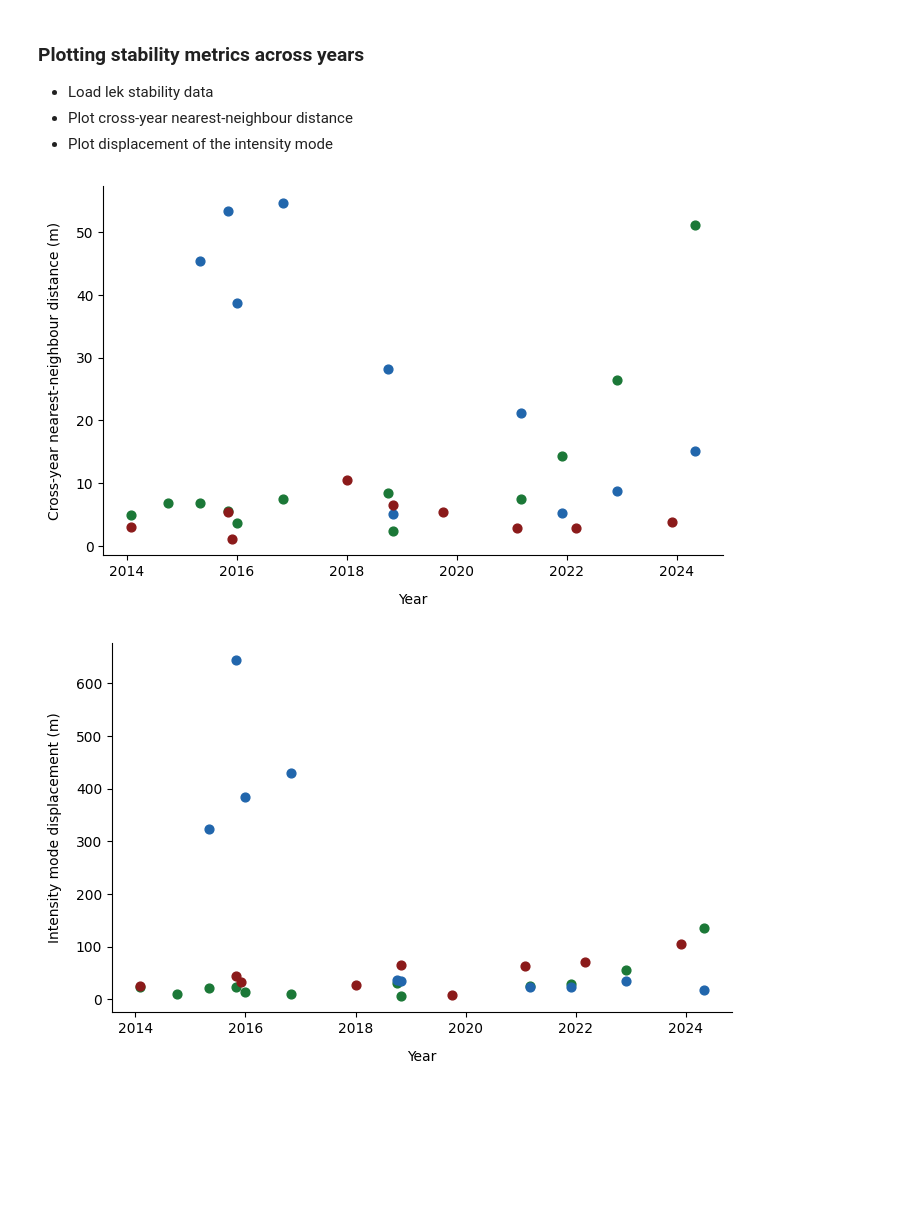
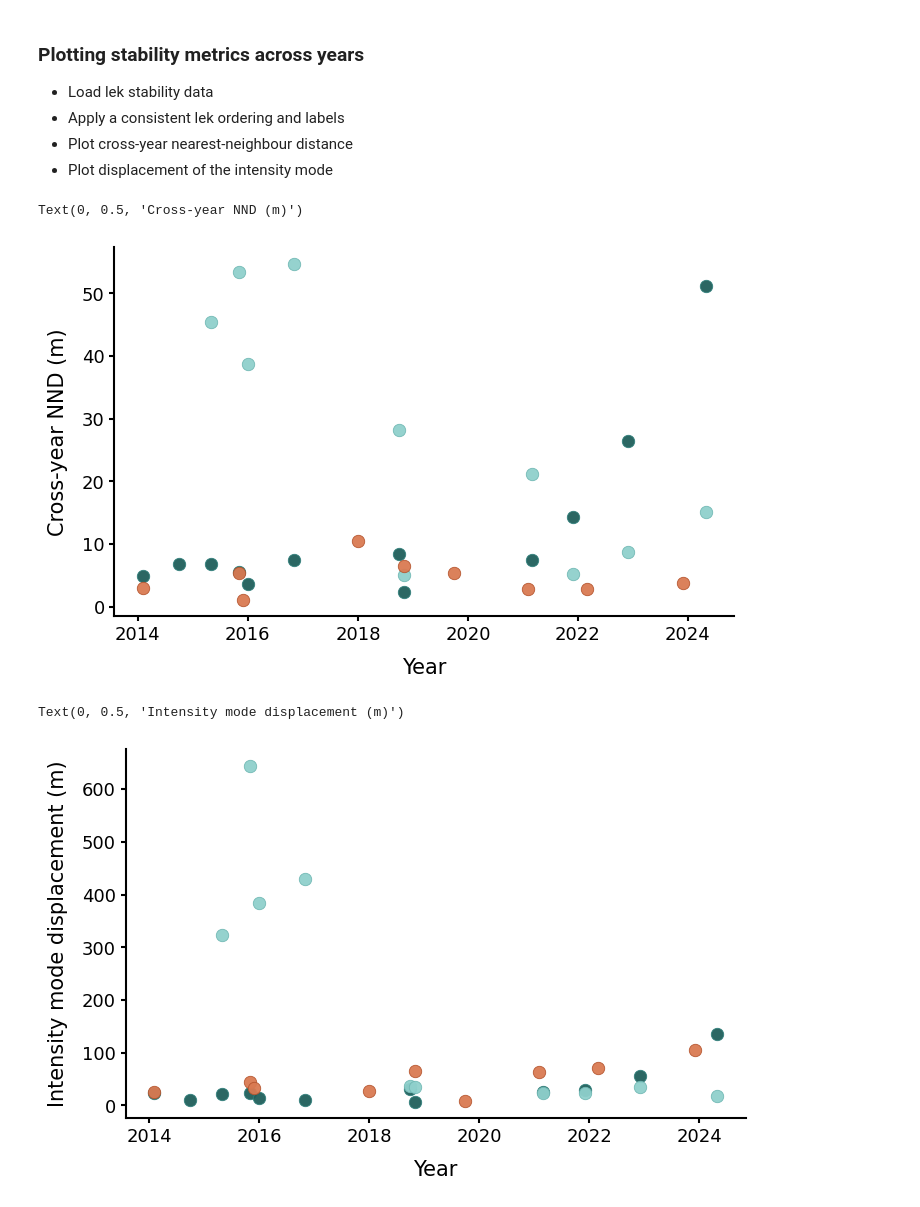
Before and after one commit to ruthviksp/territory_geometry, a Jupyter notebook: plot_stability.ipynb, the cells around one changed output. Drawn from its saved outputs; the diff is of its cells as text; code cells hidden in the pictures; blank space fills up the shorter version.

```diff
--- a/plot_stability.ipynb
+++ b/plot_stability.ipynb
@@ -2,6 +2,7 @@
 ### Plotting stability metrics across years
 
 - Load lek stability data
+- Apply a consistent lek ordering and labels
 - Plot cross-year nearest-neighbour distance
 - Plot displacement of the intensity mode
 # %%
@@ -22,32 +23,32 @@ lek_labels = {'Velavadar_LEK1': 'Velavadar Lek 1','Velavadar_LEK2': 'Velavadar L
 
 stab['lek_id'] = (pd.Categorical(stab['lek_id'],categories=lek_order,ordered=True).rename_categories(lek_labels))
 # %%
-## Colour palettes (matched to R script)
-fill_cols = {'Velavadar Lek 1': '#4DAF4A', 'Velavadar Lek 2': '#377EB8', 'Tal Chhapar': '#D6604D'}
-point_cols = {'Velavadar Lek 1': '#1B7837', 'Velavadar Lek 2': '#2166AC', 'Tal Chhapar': '#8B1A1A'}
+## Colour palettes
+fill_cols = {'Velavadar Lek 1': '#2F7F7B', 'Velavadar Lek 2': '#6FB7B3', 'Tal Chhapar': '#B5542D'}
+point_cols = {'Velavadar Lek 1': '#1F5F5B', 'Velavadar Lek 2': '#8FD0CC', 'Tal Chhapar': '#D97A52'}
 
 lek_labels = stab['lek_id'].cat.categories.tolist()
 # %%
 ## Time series of cross-year NND
 
 fig, ax = plt.subplots(figsize=(8, 4.8))
 
 for lek in lek_labels:
-    sub = stab.loc[stab["lek_id"] == lek]
-    ax.scatter(
-        sub['date_now'],
-        sub['nn_cross_median'],
-        s=40,
-        color=point_cols[lek],
-        label=lek
-    )
+    sub = stab.loc[stab['lek_id'] == lek]
+    ax.scatter(sub['date_now'], sub['nn_cross_median'], s=80,
+               color=point_cols[lek], edgecolor=fill_cols[lek], linewidth=0.6, alpha=0.95, zorder=3)
 
-ax.set_xlabel('Year', labelpad=10)
-ax.set_ylabel('Cross-year nearest-neighbour distance (m)', labelpad=10)
 ax.spines['top'].set_visible(False)
 ax.spines['right'].set_visible(False)
+ax.spines['left'].set_linewidth(1.5)
+ax.spines['bottom'].set_linewidth(1.5)
+
+ax.tick_params(axis='both', which='major', labelsize=13, width=1.5)
+ax.set_xlabel('Year', fontsize=15, labelpad=10)
+ax.set_ylabel('Cross-year NND (m)', fontsize=15, labelpad=10)
 # %% [output]
+Text(0, 0.5, 'Cross-year NND (m)')
-[figure, old version]
+[figure, new version]
 # %%
 ## Time series of mode displacement
 
@@ -55,17 +56,17 @@ fig, ax = plt.subplots(figsize=(8, 4.8))
 
 for lek in lek_labels:
     sub = stab.loc[stab['lek_id'] == lek]
-    ax.scatter(
-        sub['date_now'],
-        sub['mode_shift'],
-        s=40,
-        color=point_cols[lek],
-        label=lek
-    )
+    ax.scatter(sub['date_now'], sub['mode_shift'], s=80,
+               color=point_cols[lek], edgecolor=fill_cols[lek], linewidth=0.6, alpha=0.95, zorder=3)
 
-ax.set_xlabel('Year', labelpad=10)
-ax.set_ylabel('Intensity mode displacement (m)', labelpad=10)
 ax.spines['top'].set_visible(False)
 ax.spines['right'].set_visible(False)
+ax.spines['left'].set_linewidth(1.5)
+ax.spines['bottom'].set_linewidth(1.5)
+
+ax.tick_params(axis='both', which='major', labelsize=13, width=1.5)
+ax.set_xlabel('Year', fontsize=15, labelpad=10)
+ax.set_ylabel('Intensity mode displacement (m)', fontsize=15, labelpad=10)
 # %% [output]
+Text(0, 0.5, 'Intensity mode displacement (m)')
-[figure, old version]
+[figure, new version]
```
Also changed, not shown: 4 other files.
